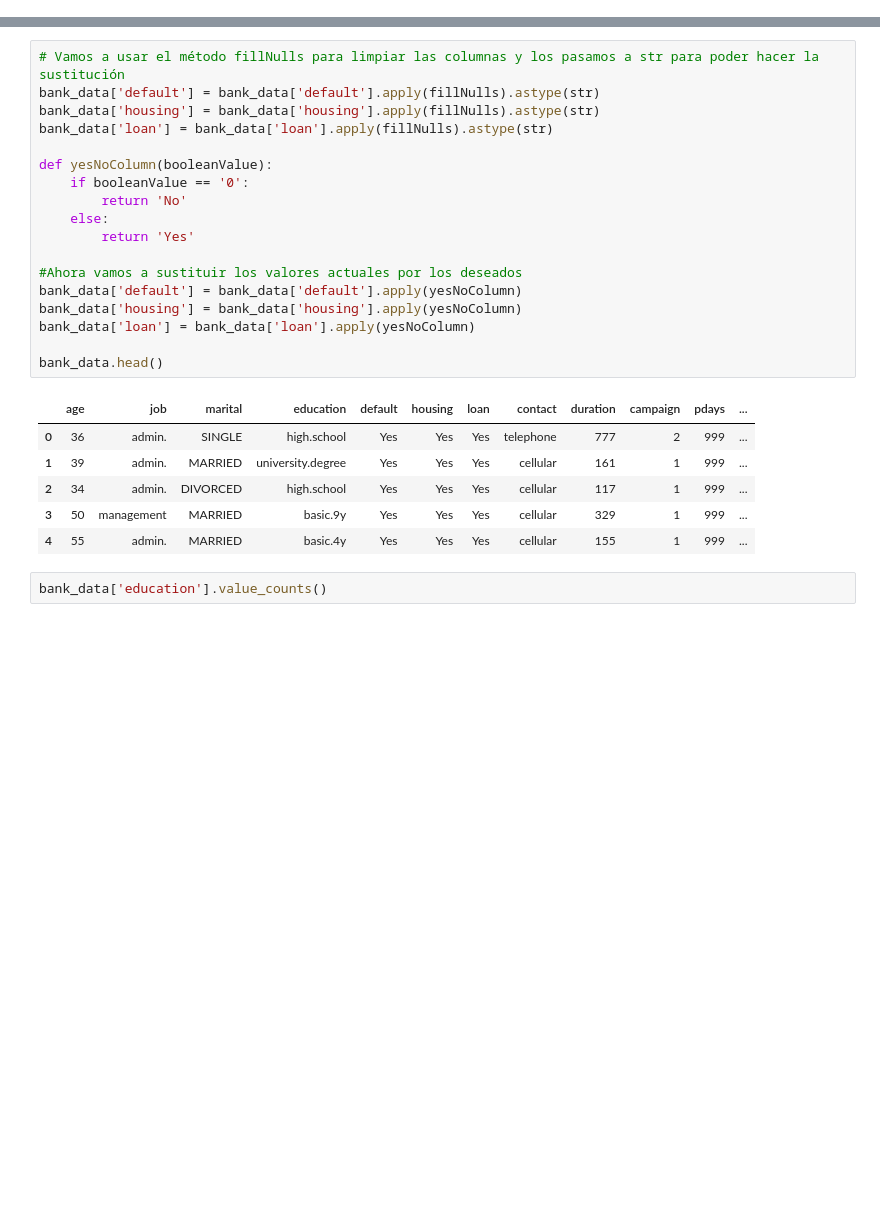
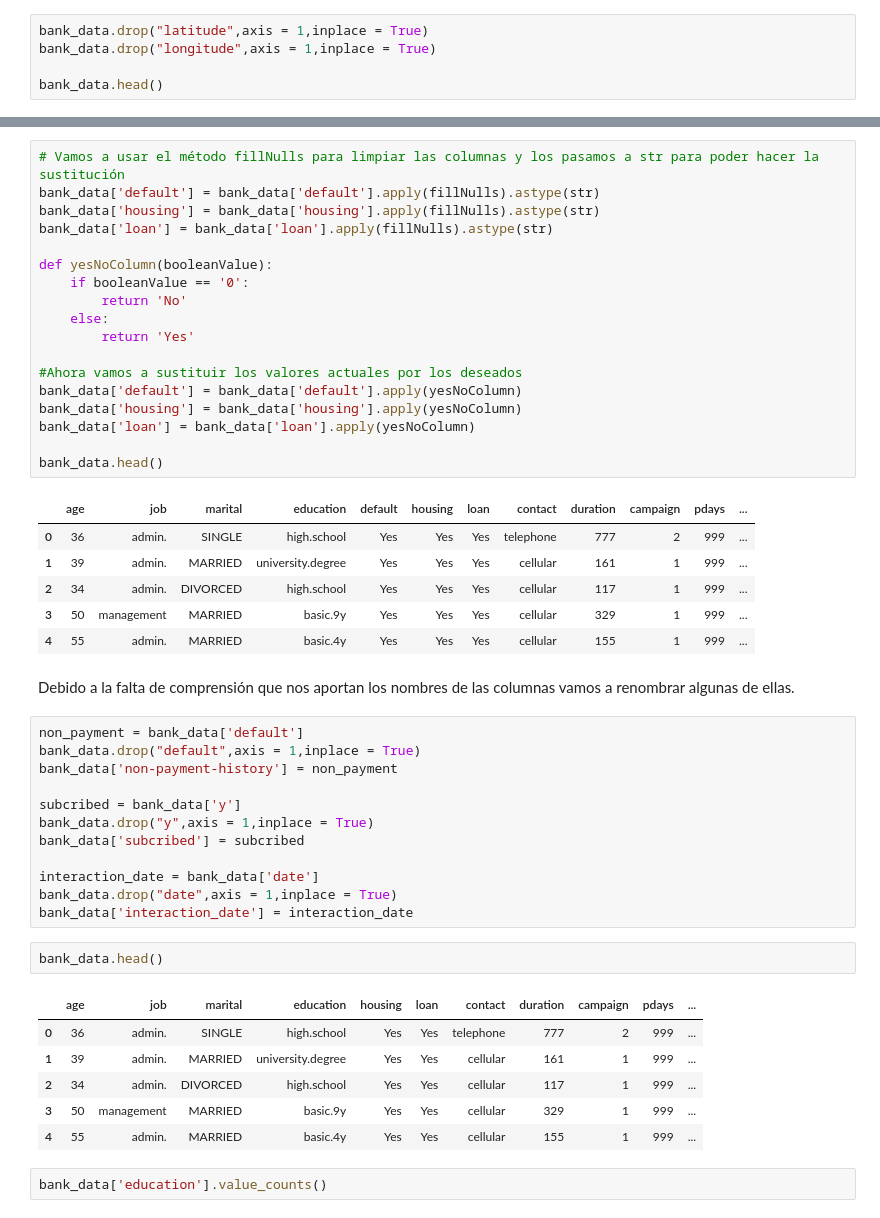
Before and after one commit to OscarCasahe/Python_for_data, a Jupyter notebook: dev/proyecto_EDA.ipynb, the cells around one changed output, grey strips where cells are left out. Drawn from its saved outputs; the diff is of its cells as text; blank space fills up the shorter version.

```diff
--- a/dev/proyecto_EDA.ipynb
+++ b/dev/proyecto_EDA.ipynb
@@ -120,0 +123,5 @@ bank_data.head()
+# %%
+bank_data.drop("latitude",axis = 1,inplace = True)
+bank_data.drop("longitude",axis = 1,inplace = True)
+
+bank_data.head()
@@ -253,6 +256,29 @@ bank_data.head()
 | 2 | 34 | admin. | DIVORCED | high.school | Yes | Yes | Yes | cellular | 117 | 1 | 999 | ... |
 | 3 | 50 | management | MARRIED | basic.9y | Yes | Yes | Yes | cellular | 329 | 1 | 999 | ... |
 | 4 | 55 | admin. | MARRIED | basic.4y | Yes | Yes | Yes | cellular | 155 | 1 | 999 | ... |
+# %% [markdown]
+Debido a la falta de comprensión que nos aportan los nombres de las columnas vamos a renombrar algunas de ellas.
+# %%
+non_payment = bank_data['default']
+bank_data.drop("default",axis = 1,inplace = True)
+bank_data['non-payment-history'] = non_payment
+
+subcribed = bank_data['y']
+bank_data.drop("y",axis = 1,inplace = True)
+bank_data['subcribed'] = subcribed
+
+interaction_date = bank_data['date']
+bank_data.drop("date",axis = 1,inplace = True)
+bank_data['interaction_date'] = interaction_date
+# %%
+bank_data.head()
+# %% [output]
+|  | age | job | marital | education | housing | loan | contact | duration | campaign | pdays | ... |
+| 0 | 36 | admin. | SINGLE | high.school | Yes | Yes | telephone | 777 | 2 | 999 | ... |
+| 1 | 39 | admin. | MARRIED | university.degree | Yes | Yes | cellular | 161 | 1 | 999 | ... |
+| 2 | 34 | admin. | DIVORCED | high.school | Yes | Yes | cellular | 117 | 1 | 999 | ... |
+| 3 | 50 | management | MARRIED | basic.9y | Yes | Yes | cellular | 329 | 1 | 999 | ... |
+| 4 | 55 | admin. | MARRIED | basic.4y | Yes | Yes | cellular | 155 | 1 | 999 | ... |
 # %%
 bank_data['education'].value_counts()
 # %% [output]
```
Also changed, not shown: parts of 5 cells of this notebook.
